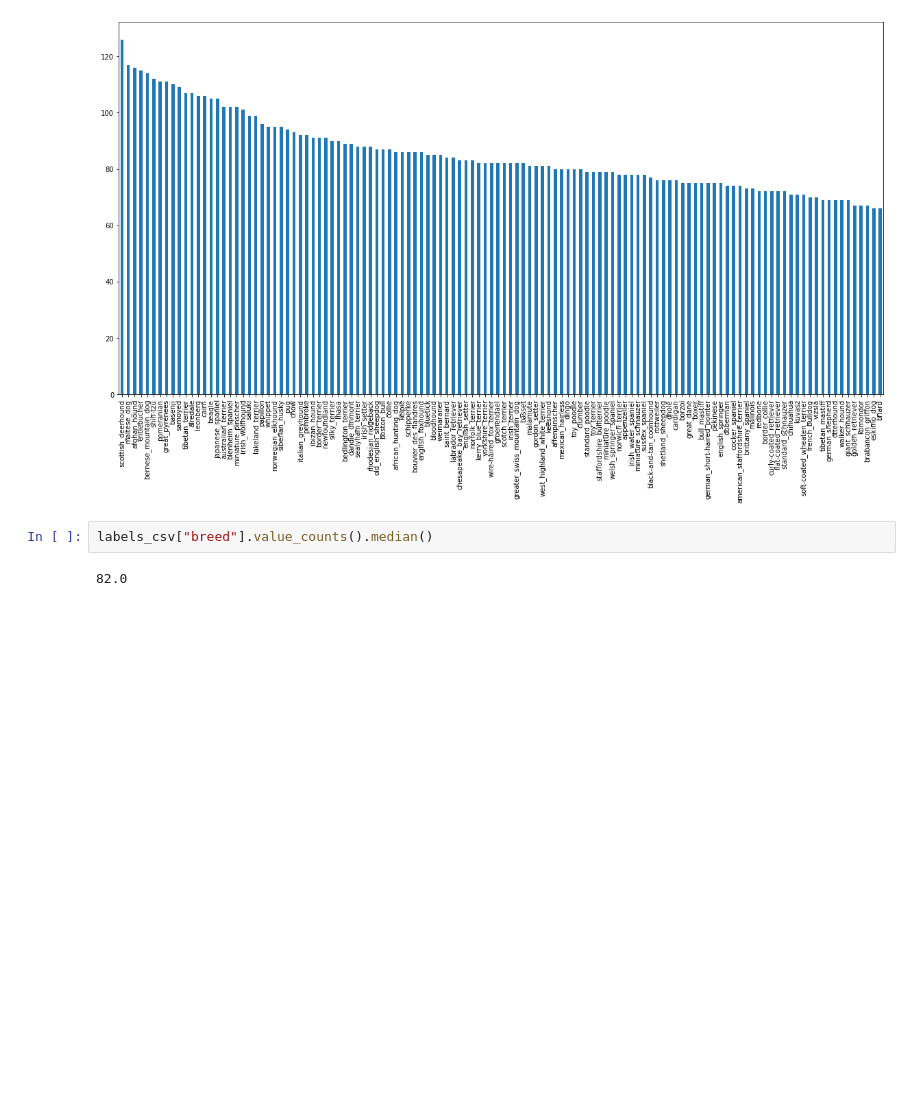
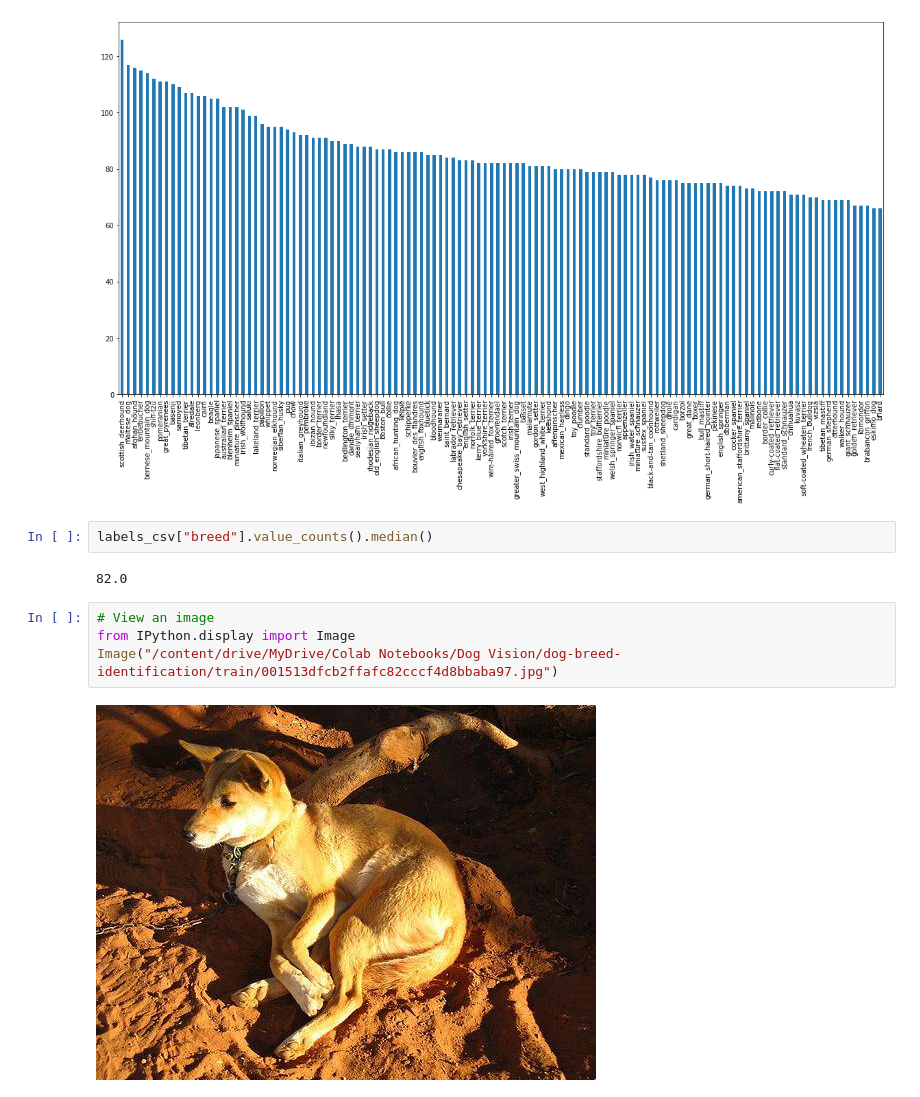
Before and after one commit to LucianPopaLVP/Deep-Learning-Project--Dog-Vision, a Jupyter notebook: dog_vision.ipynb, the cells around one changed output. Saved outputs shown, nothing was run; the diff lists cells and outputs as text; blank space fills up the shorter version.

```diff
--- a/dog_vision.ipynb
+++ b/dog_vision.ipynb
@@ -84,3 +84,9 @@ labels_csv["breed"].value_counts().plot.bar(figsize=(20, 10))
 labels_csv["breed"].value_counts().median()
 # %% [output]
 82.0
+# %%
+# View an image
+from IPython.display import Image
+Image("/content/drive/MyDrive/Colab Notebooks/Dog Vision/dog-breed-identification/train/001513dfcb2ffafc82cccf4d8bbaba97.jpg")
+# %% [output]
+[figure, added]
```
